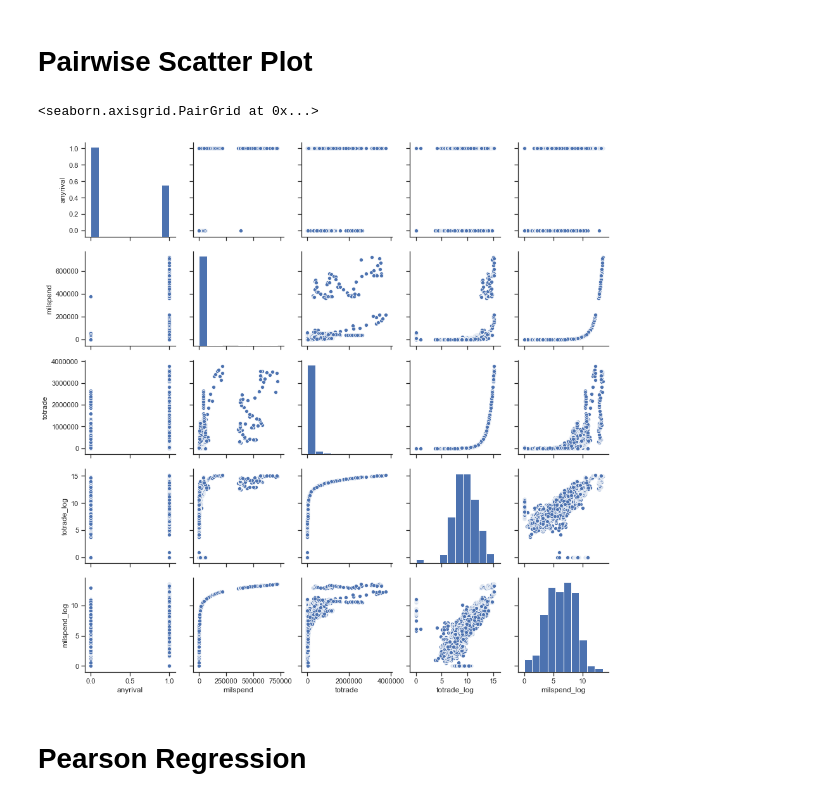
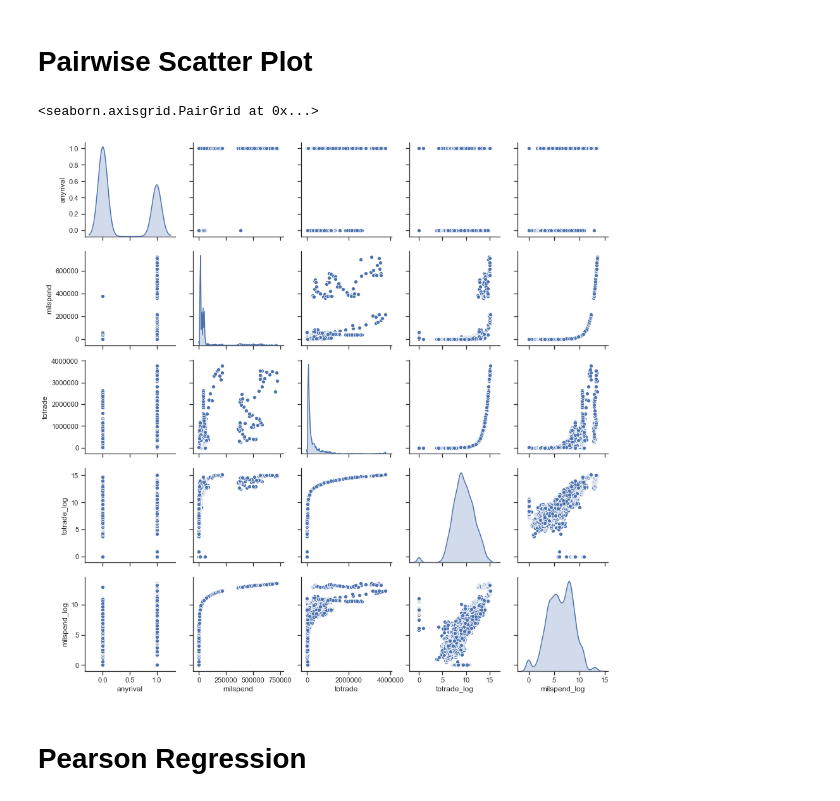
Before and after one commit to PardeeCenter/Python-Skills-Workshop, a Jupyter notebook: Session 3.2 Statistical Analysis with Python.ipynb, the cells around one changed output. Cells and saved outputs as stored; diff of their text form; code cells hidden in the pictures.

```diff
--- a/Session 3.2 Statistical Analysis with Python.ipynb
+++ b/Session 3.2 Statistical Analysis with Python.ipynb
@@ -136,10 +136,10 @@ rival_ols.boxplot(column="milspend_log")
 import seaborn as sns
 # %%
 sns.set(style="ticks")
-sns.pairplot(rival_ols)
+sns.pairplot(rival_ols,diag_kind = 'kde')
 # %% [output]
 <seaborn.axisgrid.PairGrid at 0x...>
-[figure, old version]
+[figure, new version]
 # %% [markdown]
 # Pearson Regression
 # %%
```
Also changed, not shown: parts of 5 cells of this notebook.
